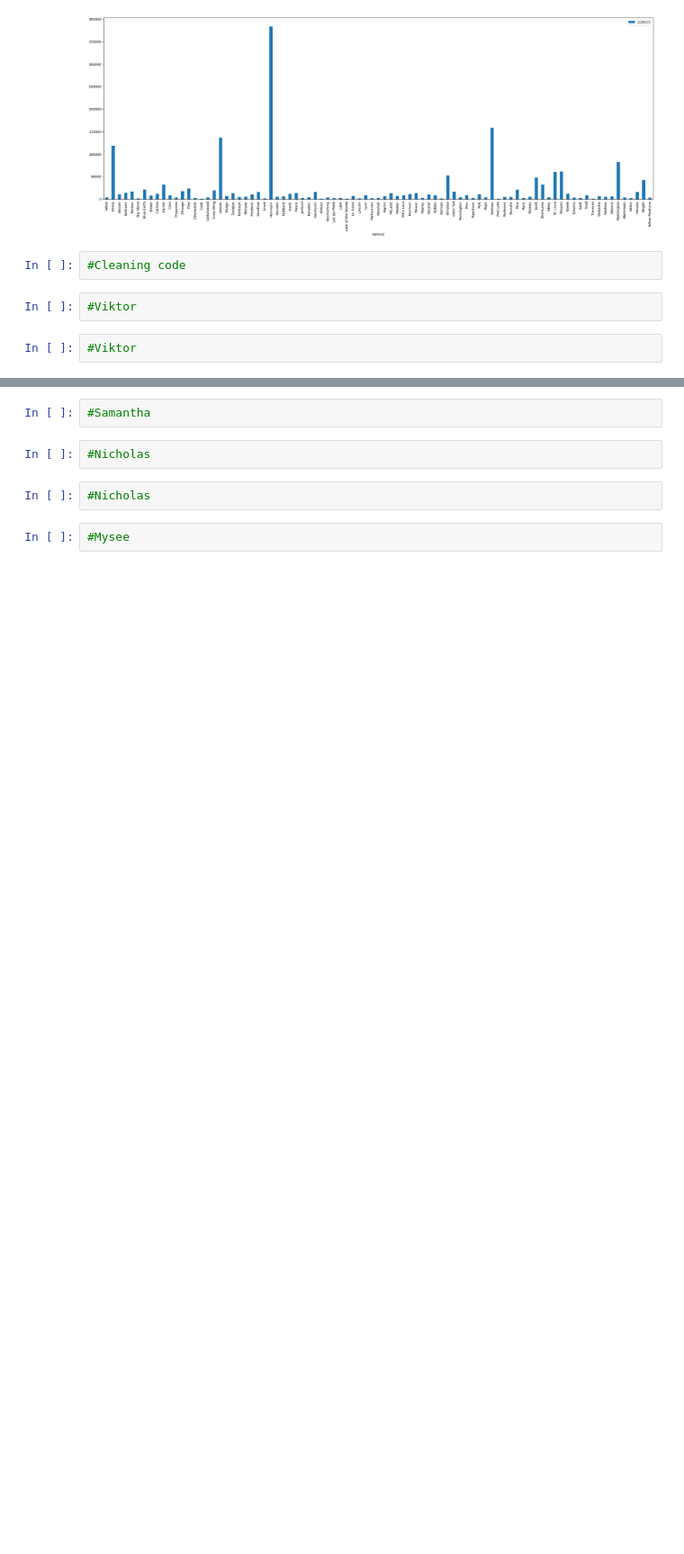
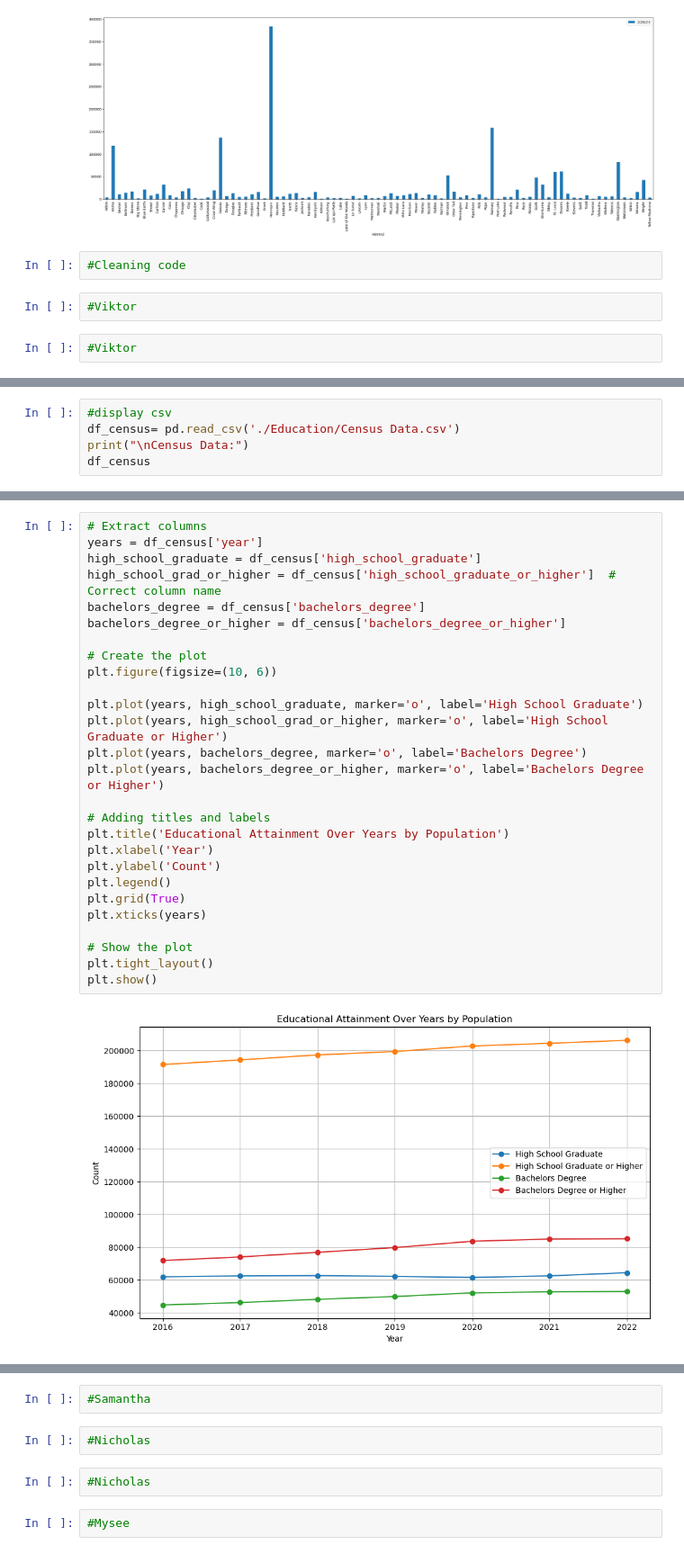
Before and after one commit to micah-11101/Covid-19Analysis, a Jupyter notebook: main.ipynb, the cells around one changed output, grey strips where cells are left out. Shown at 90% size. Cells and saved outputs as stored; diff of their text form; blank space fills up the shorter version.

```diff
--- a/main.ipynb
+++ b/main.ipynb
@@ -75,0 +195,5 @@ minnesota_df.plot("Admin2","2/28/23",kind="bar",figsize=(30,10))
+# %%
+#display csv
+df_census= pd.read_csv('./Education/Census Data.csv')
+print("\nCensus Data:")
+df_census
@@ -75,0 +210,29 @@ minnesota_df.plot("Admin2","2/28/23",kind="bar",figsize=(30,10))
+# %%
+# Extract columns
+years = df_census['year']
+high_school_graduate = df_census['high_school_graduate']
+high_school_grad_or_higher = df_census['high_school_graduate_or_higher']  # Correct column name
+bachelors_degree = df_census['bachelors_degree']
+bachelors_degree_or_higher = df_census['bachelors_degree_or_higher']
+
+# Create the plot
+plt.figure(figsize=(10, 6))
+
+plt.plot(years, high_school_graduate, marker='o', label='High School Graduate')
+plt.plot(years, high_school_grad_or_higher, marker='o', label='High School Graduate or Higher')
+plt.plot(years, bachelors_degree, marker='o', label='Bachelors Degree')
+plt.plot(years, bachelors_degree_or_higher, marker='o', label='Bachelors Degree or Higher')
+
+# Adding titles and labels
+plt.title('Educational Attainment Over Years by Population')
+plt.xlabel('Year')
+plt.ylabel('Count')
+plt.legend()
+plt.grid(True)
+plt.xticks(years)
+
+# Show the plot
+plt.tight_layout()
+plt.show()
+# %% [output]
+[figure, added]
```
Also changed, not shown: parts of 16 cells of this notebook, 7 other files.
